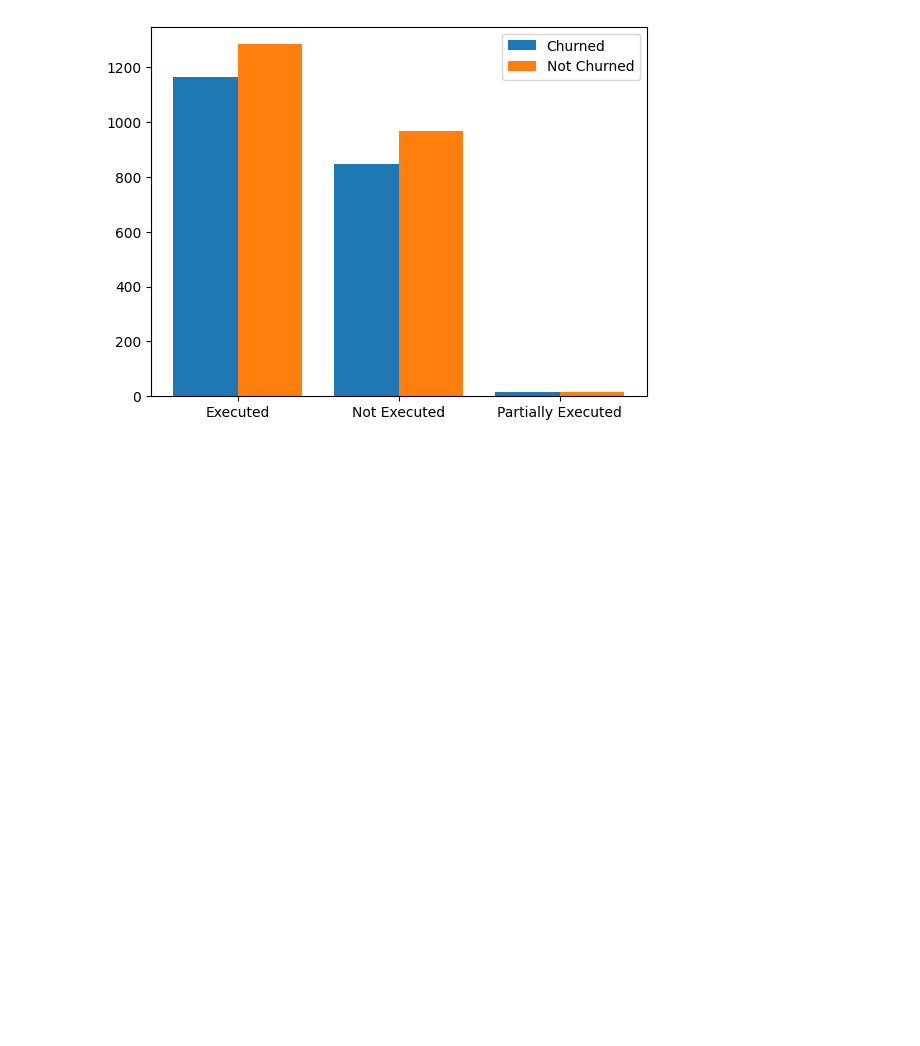
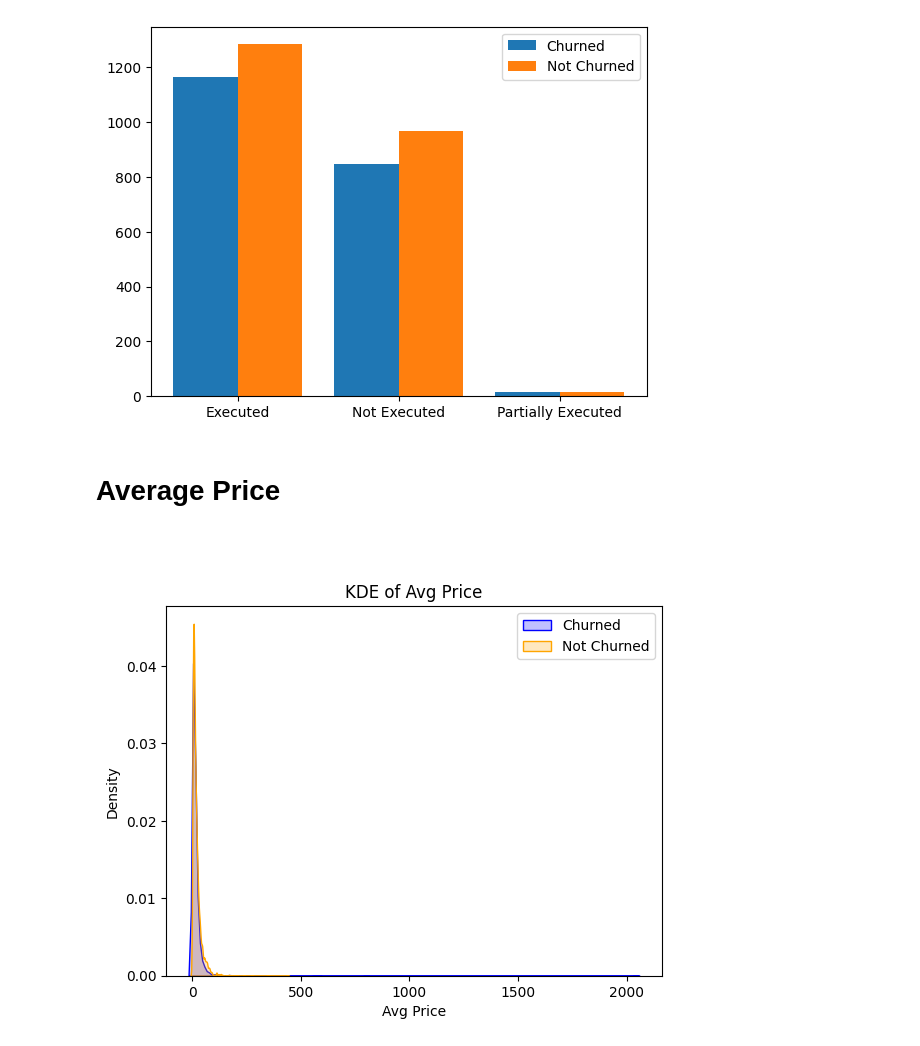
Before and after one commit to useframi1/SU-EFG, a Jupyter notebook: Scripts/data-visualization-script-pt2.ipynb, the cells around one changed output. Drawn from its saved outputs; the diff is of its cells as text; code cells hidden in the pictures; blank space fills up the shorter version.

```diff
--- a/Scripts/data-visualization-script-pt2.ipynb
+++ b/Scripts/data-visualization-script-pt2.ipynb
@@ -269,5 +269,17 @@ plt.xticks(X_axis, ExecutionStatus_values)
 plt.show()
 # %% [output]
 [figure]
+# %% [markdown]
+# Average Price
 # %% [markdown]
 #
+# %%
+sns.kdeplot(churned['AvgPrice'], fill=True, color='blue', label='Churned')
+sns.kdeplot(notchurned['AvgPrice'], fill=True, color='orange', label='Not Churned')
+plt.title('KDE of Avg Price')
+plt.xlabel('Avg Price')
+plt.ylabel('Density')
+plt.legend()
+plt.show()
+# %% [output]
+[figure, added]
```
Also changed, not shown: parts of 10 cells of this notebook.
